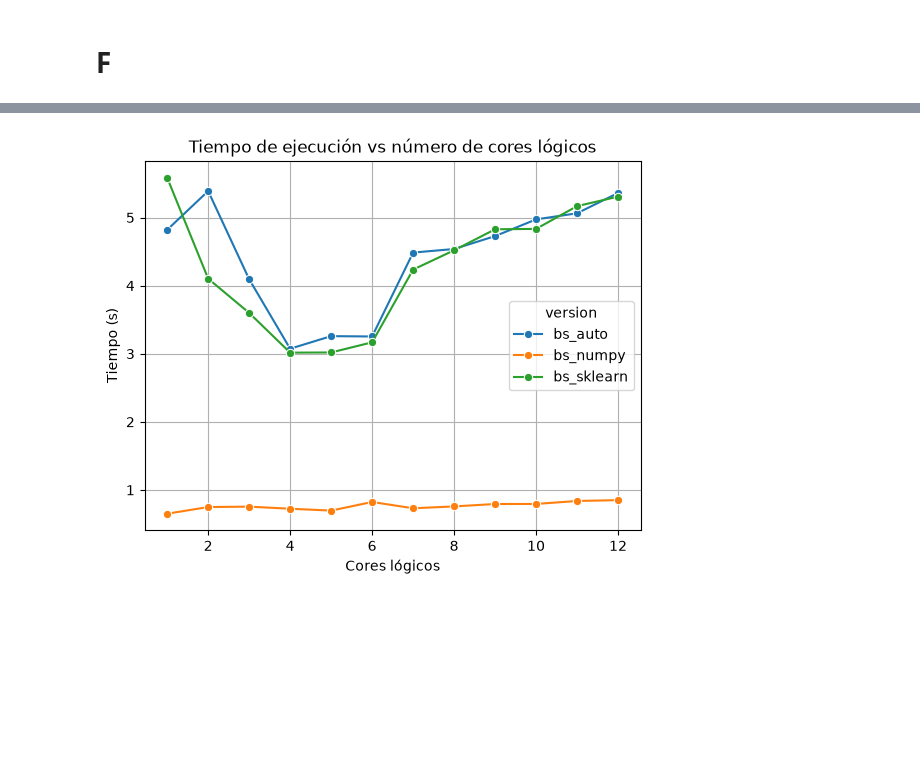
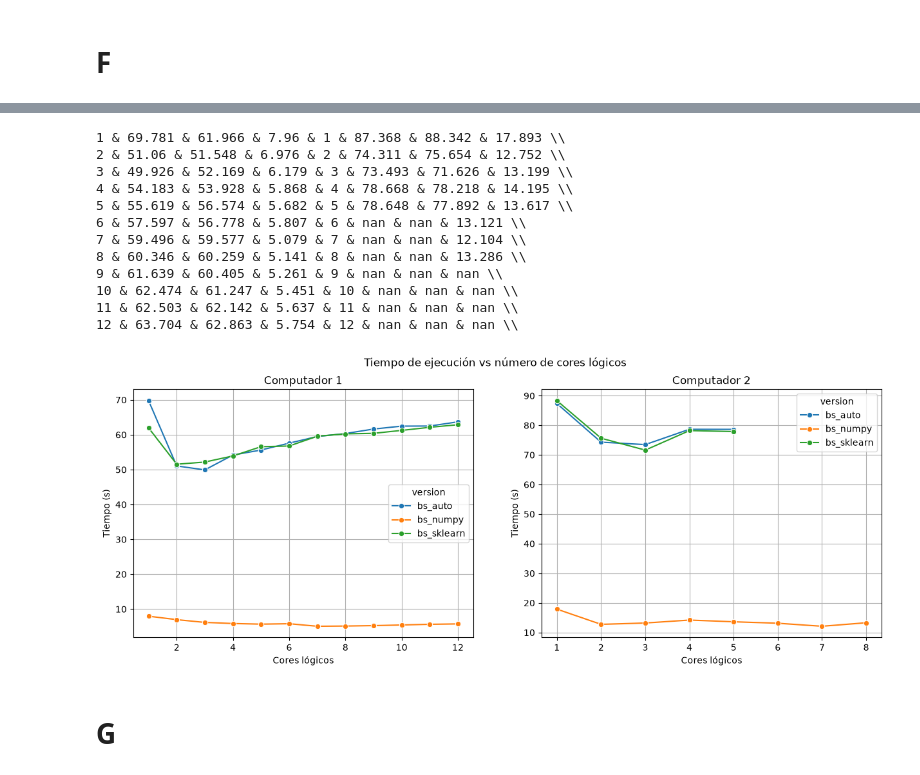
Before and after one commit to Jimenez73/alg_paralelos, a Jupyter notebook: tarea_1/test.ipynb, the cells around one changed output, grey strips where cells are left out. Cells and saved outputs as stored; diff of their text form; code cells hidden in the pictures; blank space fills up the shorter version.

```diff
--- a/tarea_1/test.ipynb
+++ b/tarea_1/test.ipynb
@@ -176,5 +186,10 @@ dtype: object
 # %% [markdown]
 # F
 # %%
-df_f = pd.read_csv("results/resultados_item_f.csv")
-df_f
+df_f_pc1 = pd.read_csv("results/resultados_f.csv")
+df_f_pc1["tiempo"] = df_f_pc1["tiempo"].round(3)
+df_f_pc1 = df_f_pc1.drop(columns=["porcentaje", "t"])
+
+df_f_pc2 = pd.read_csv("results/f_pc2.csv")
+df_f_pc2["tiempo"] = df_f_pc2["tiempo"].round(3)
+df_f_pc2 = df_f_pc2.drop(columns=["porcentaje", "t"])
@@ -198,0 +196,3 @@ df_f
+# %%
+df_f = pd.merge(df_f_pc1, df_f_pc2, how="left", on=["version", "p"])
+df_f
@@ -199,9 +217,45 @@ df_f
+# %%
+for i in range(12):
+    print(
+        i+1, "&", df_f.iloc[i]["tiempo_x"],
+        "&", df_f.iloc[i+24]["tiempo_x"],
+        "&", df_f.iloc[i+12]["tiempo_x"], "&",
+        i+1, "&", df_f.iloc[i]["tiempo_y"],
+        "&", df_f.iloc[i+24]["tiempo_y"],
+        "&", df_f.iloc[i+12]["tiempo_y"],
+        "\\\\"
+    )
+# %% [output]
+1 & 69.781 & 61.966 & 7.96 & 1 & 87.368 & 88.342 & 17.893 \\
+2 & 51.06 & 51.548 & 6.976 & 2 & 74.311 & 75.654 & 12.752 \\
+3 & 49.926 & 52.169 & 6.179 & 3 & 73.493 & 71.626 & 13.199 \\
+4 & 54.183 & 53.928 & 5.868 & 4 & 78.668 & 78.218 & 14.195 \\
+5 & 55.619 & 56.574 & 5.682 & 5 & 78.648 & 77.892 & 13.617 \\
+6 & 57.597 & 56.778 & 5.807 & 6 & nan & nan & 13.121 \\
+7 & 59.496 & 59.577 & 5.079 & 7 & nan & nan & 12.104 \\
+8 & 60.346 & 60.259 & 5.141 & 8 & nan & nan & 13.286 \\
+9 & 61.639 & 60.405 & 5.261 & 9 & nan & nan & nan \\
+10 & 62.474 & 61.247 & 5.451 & 10 & nan & nan & nan \\
+11 & 62.503 & 62.142 & 5.637 & 11 & nan & nan & nan \\
+12 & 63.704 & 62.863 & 5.754 & 12 & nan & nan & nan \\
 # %%
-ax = sns.lineplot(data=df, x="p", y="tiempo", hue="version", marker="o")
-ax.set_title("Tiempo de ejecución vs número de cores lógicos")
-ax.set_ylabel("Tiempo (s)")
-ax.set_xlabel("Cores lógicos")
-plt.grid(True)
+fig, axes = plt.subplots(1, 2, figsize=(15,5))
+
+sns.lineplot(data=df_f, x="p", y="tiempo_x", hue="version", marker="o", ax=axes[0])
+axes[0].set_title("Computador 1")
+axes[0].set_ylabel("Tiempo (s)")
+axes[0].set_xlabel("Cores lógicos")
+axes[0].grid(True)
+
+sns.lineplot(data=df_f, x="p", y="tiempo_y", hue="version", marker="o", ax=axes[1])
+axes[1].set_title("Computador 2")
+axes[1].set_ylabel("Tiempo (s)")
+axes[1].set_xlabel("Cores lógicos")
+axes[1].grid(True)
+
+plt.suptitle("Tiempo de ejecución vs número de cores lógicos")
 plt.show()
 # %% [output]
-[figure, old version]
+[figure, new version]
+# %% [markdown]
+# G
```
Also changed, not shown: parts of 18 cells of this notebook, 9 other files.
